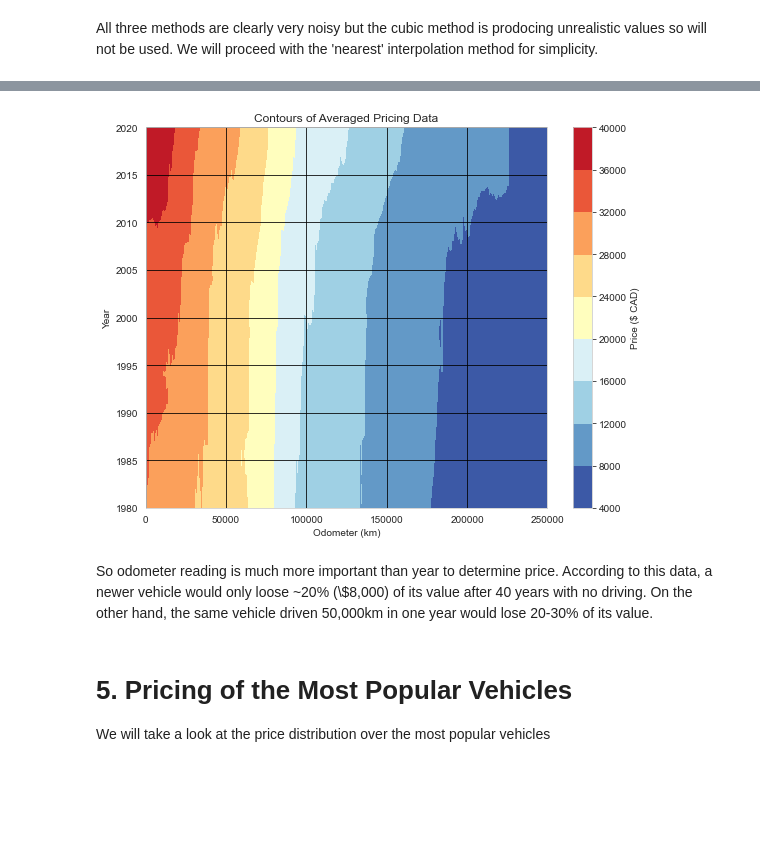
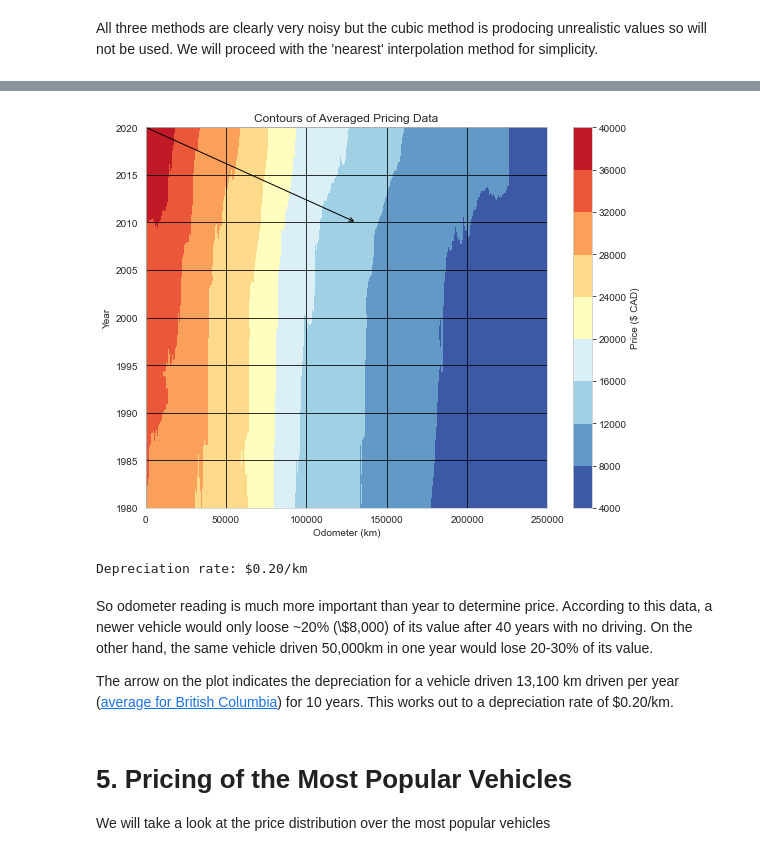
Before and after one commit to asylve/Craiglist-Cars-Study, a Jupyter notebook: EDA.ipynb, the cells around one changed output, grey strips where cells are left out. Drawn from its saved outputs; the diff is of its cells as text; code cells hidden in the pictures; blank space fills up the shorter version.

Commit message:
updated contour plot with line and depreciation rate

```diff
--- a/EDA.ipynb
+++ b/EDA.ipynb
@@ -193,25 +196,38 @@ All three methods are clearly very noisy but the cubic method is prodocing unrea
 # %%
 #Filter out noise in the interpolated dataset and plot the final contour.
 from scipy.signal import convolve2d
 sz_o = 500 #size of averaging window for odometer (500steps * 60km/step = 30,000km)
 sz_y = 3 #size of averaging window for year (3 years or +-1 year)
 kernel = np.ones((sz_y,sz_o))/(sz_y*sz_o)#averaging kernel, corresponds to averaging over +-15000 km and +-1 year
 grid_z0f = convolve2d(grid_z0, kernel, boundary='symm', mode='same')#run a moving average over the 'nearest' interpolated dataset
 
 fig, ax = plt.subplots(1, figsize=(9,7))
 im = ax.contourf(grid_x, grid_y, grid_z0f, levels=10, cmap='RdYlBu_r', zorder=0)
 cbar = fig.colorbar(im, ax=ax)
 cbar.set_label('Price ($ CAD)')
 ax.set_xlim(0, 2.5e5)
 ax.set_xlabel('Odometer (km)')
 ax.set_ylabel('Year')
 ax.set_title('Contours of Averaged Pricing Data')
 ax.grid(True, color='k')
+ax.annotate("", xy=(1.31e5, 2010), xytext=(0, 2020), arrowprops=dict(arrowstyle="->", color='k'))
 plt.show()
+
+xloc_e = np.where((1.309e5<grid_x[0]) & (grid_x[0]<1.31e5)) #find x grid location where km's driven is what we want
+yloc_e = 30 #row 30 of the y grid is 2010
+price_end = grid_z0f[yloc_e,xloc_e[0]]
+yloc_s = 40 #row 40 of the y grid is 2020
+xloc_s = np.where(grid_x[0]==0)
+price_start = grid_z0f[yloc_s,xloc_s[0]]
+depr_rate = ((price_start-price_end)/1.31e5)[0]
+print('Depreciation rate: ${:.2f}/km'.format(depr_rate))
 # %% [output]
-[figure, old version]
+[figure, new version]
+Depreciation rate: $0.20/km
 # %% [markdown]
 So odometer reading is much more important than year to determine price. According to this data, a newer vehicle would only loose ~20\% (\\$8,000) of its value after 40 years with no driving. On the other hand, the same vehicle driven 50,000km in one year would lose 20-30\% of its value.
+
+The arrow on the plot indicates the depreciation for a vehicle driven 13,100 km driven per year ([average for British Columbia](https://www.ahainsurance.ca/car-insurance/average-mileage-per-year-canada/#:~:text=According%20to%20Natural%20Resources%20Canada,Canada%20is%20about%2015%2C200%20kilometres.)) for 10 years. This works out to a depreciation rate of $0.20/km.
 # %% [markdown]
 # 5. Pricing of the Most Popular Vehicles
 
```
Also changed, not shown: parts of 5 cells of this notebook, 1 other file.
